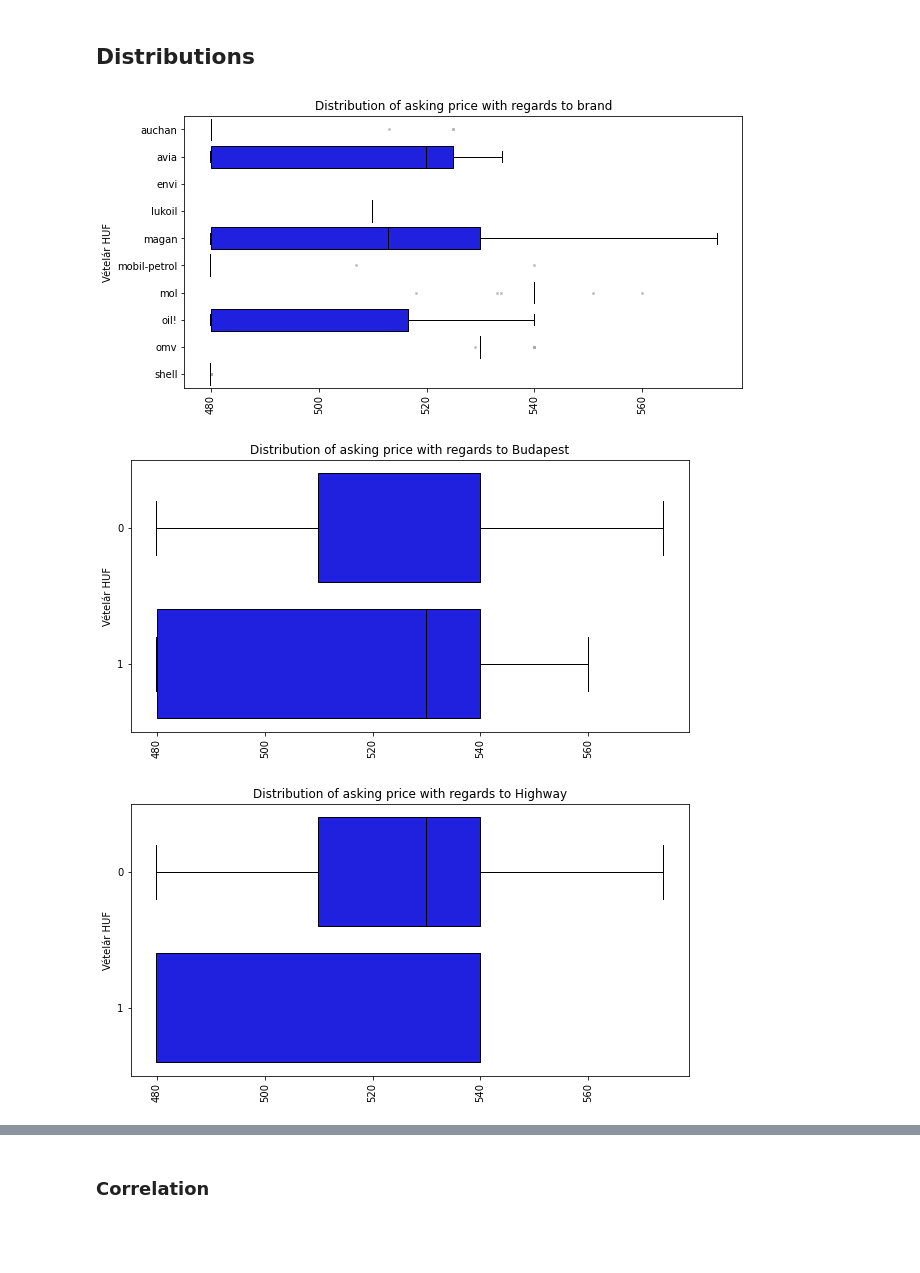
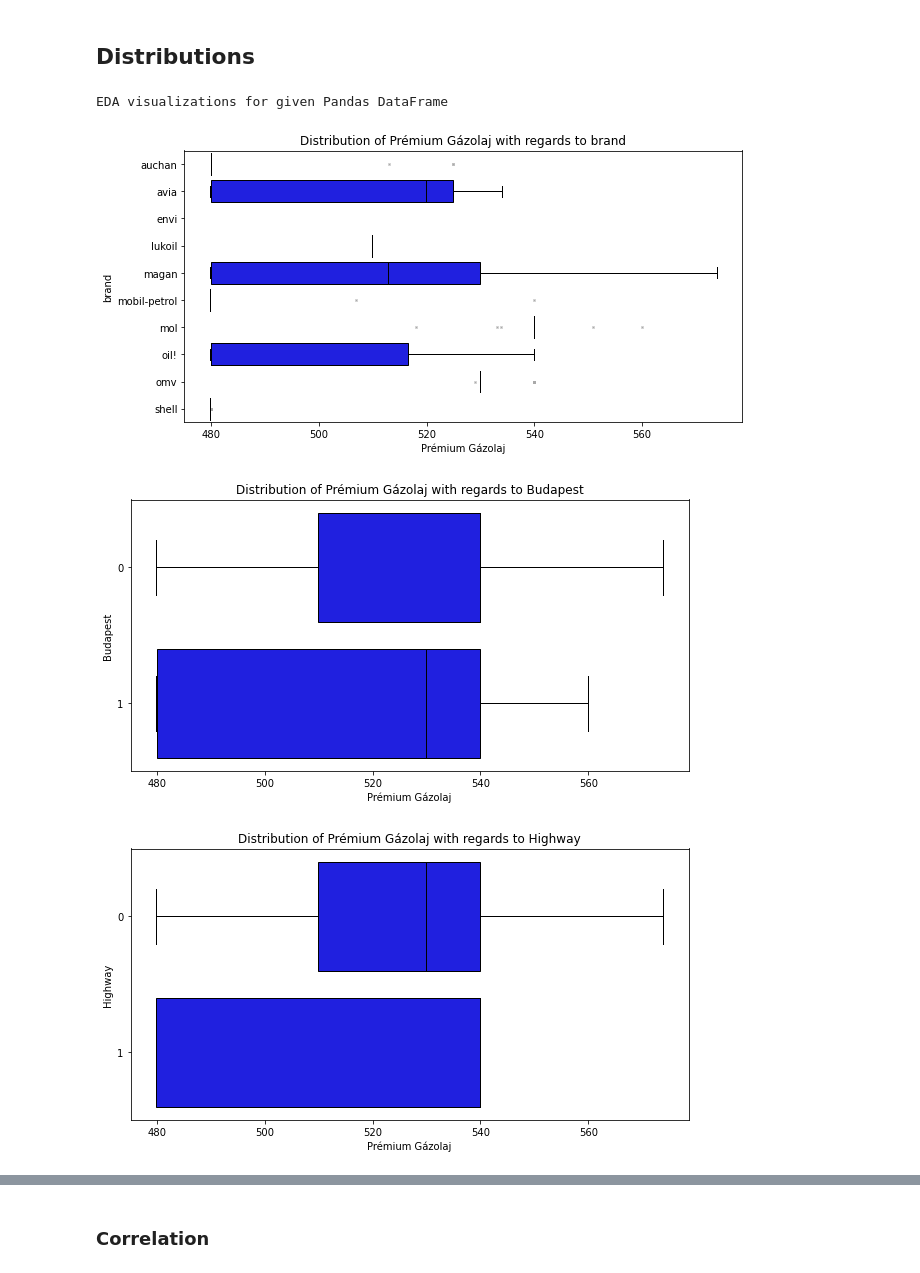
Before and after one commit to kristofrabay/python_practise, a Jupyter notebook: scraping_projects/holtankoljak/analysis.ipynb, the cells around one changed output, grey strips where cells are left out. Saved outputs shown, nothing was run; the diff lists cells and outputs as text; code cells hidden in the pictures; blank space fills up the shorter version.

```diff
--- a/scraping_projects/holtankoljak/analysis.ipynb
+++ b/scraping_projects/holtankoljak/analysis.ipynb
@@ -222,0 +144,5 @@ plot_stations(data, 'brand')
+# %%
+v = vEDA(data)
+print(v)
+# %% [output]
+EDA visualizations for given Pandas DataFrame
@@ -223,7 +151,7 @@ plot_stations(data, 'brand')
 # %%
 for i in ['brand', 'Budapest', 'Highway', 'Open_7-24']:
-            boxplot_sns_price_cat(data, 'Prémium Gázolaj', i)
+            v.plot_boxplot('Prémium Gázolaj', i)
 # %% [output]
-[figure, old version]
+[figure, new version]
-[figure, old version]
+[figure, new version]
-[figure, old version]
+[figure, new version]
```
Also changed, not shown: parts of 24 cells of this notebook, 2 other files.
